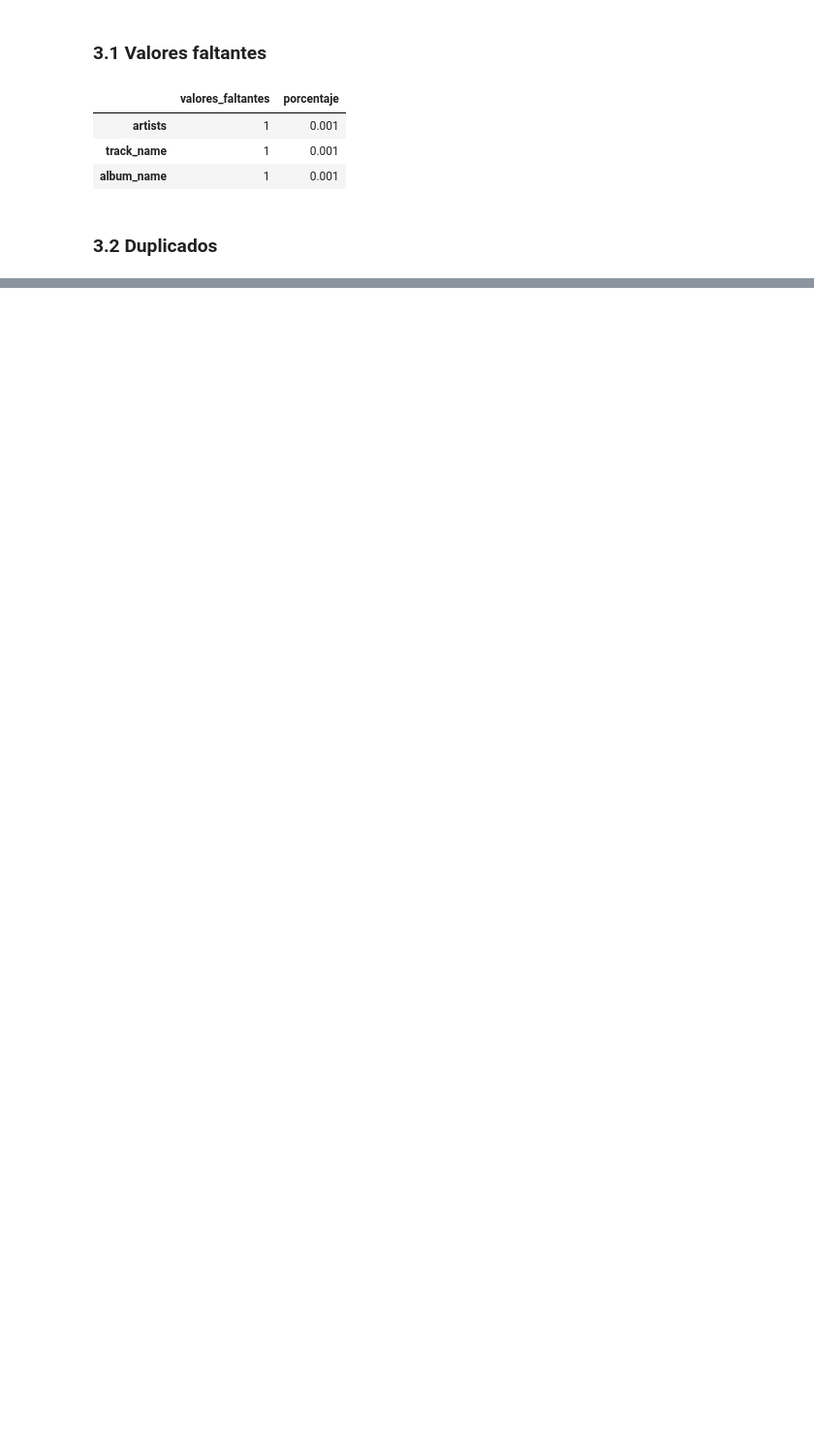
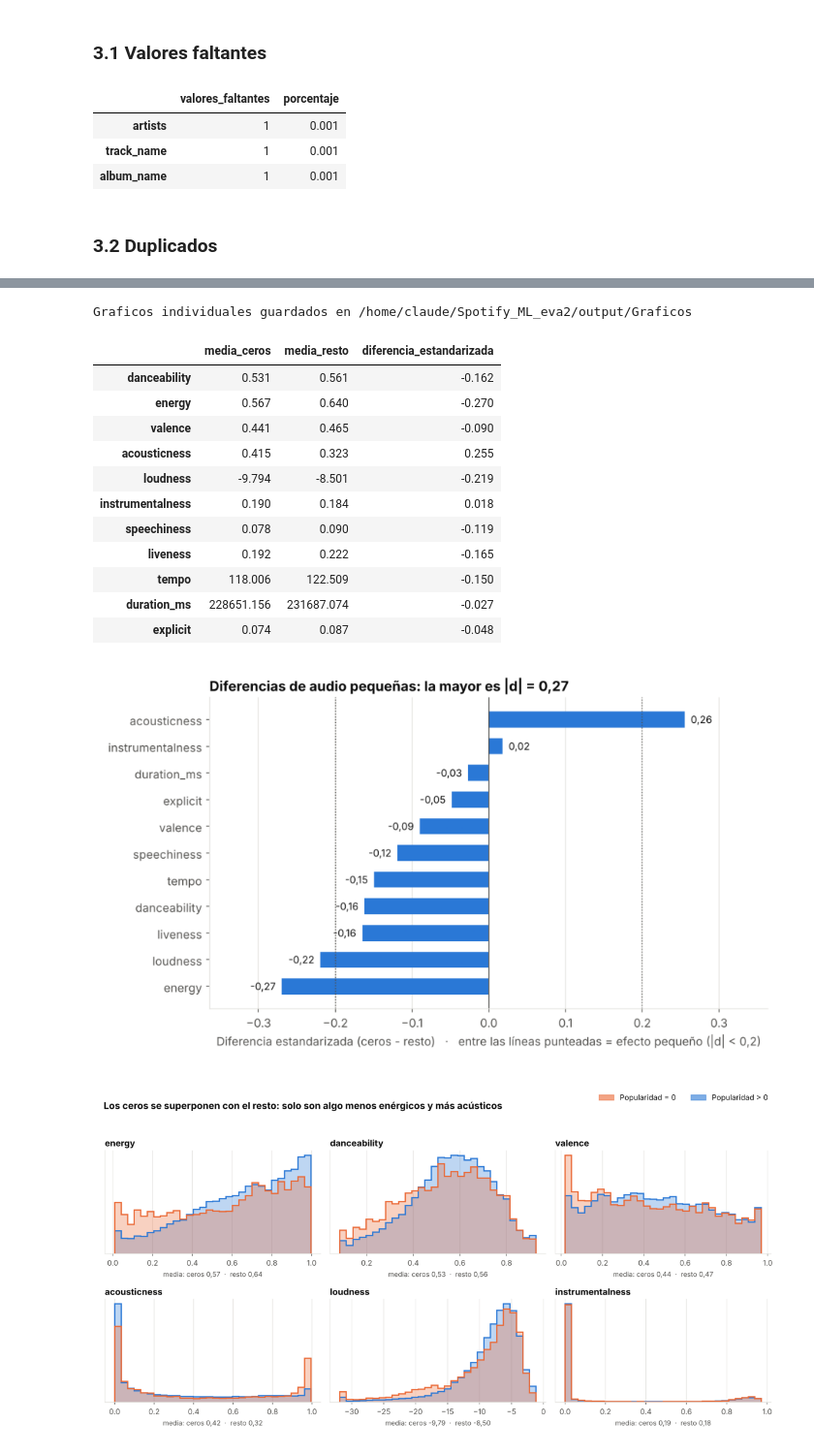
Before and after one commit to BRomanman/Spotify_ML, a Jupyter notebook: Spotify_ML_eva2/Notebook/Exploracion_inicial/1_EDA.ipynb, the cells around one changed output, grey strips where cells are left out. Shown at 97% size. Cells and saved outputs as stored; diff of their text form; code cells hidden in the pictures; blank space fills up the shorter version.

```diff
--- a/Spotify_ML_eva2/Notebook/Exploracion_inicial/1_EDA.ipynb
+++ b/Spotify_ML_eva2/Notebook/Exploracion_inicial/1_EDA.ipynb
@@ -156,6 +139,0 @@ Grafico guardado en: C:\Users\Usuario\Desktop\Machin\Spotify_ML\Spotify_ML_eva2\
-# %%
-audio_features = ["danceability", "energy", "loudness", "speechiness", "acousticness", "instrumentalness", "liveness", "valence", "tempo", "duration_ms"]
-display(df[audio_features].describe().T)
-for col in ["danceability", "energy", "acousticness", "valence"]:
-    path = save_histogram(df[col], f"Distribucion de {col}", col, "Cantidad", ROOT / f"output/Graficos/distribucion_{col}.png", bins=20)
-    print(path)
@@ -293,0 +256,33 @@ Los datos quedan separados en `Data/Processed/Train` y `Data/Processed/Test`. El
+# %%
+audio_cols = ["danceability", "energy", "valence", "acousticness", "loudness",
+              "instrumentalness", "speechiness", "liveness", "tempo", "duration_ms"]
+num = df_eda[audio_cols + ["explicit"]].astype(float)
+g0, g1 = num[df_eda["es_cero"]], num[~df_eda["es_cero"]]
+pooled = np.sqrt((g0.var() + g1.var()) / 2)
+smd = ((g0.mean() - g1.mean()) / pooled).rename("diferencia_estandarizada")
+tabla_ceros = pd.DataFrame({"media_ceros": g0.mean(), "media_resto": g1.mean(), "diferencia_estandarizada": smd}).round(3)
+display(tabla_ceros)
+tabla_ceros.to_csv(TABLAS / "ceros_vs_resto_audio.csv")
+
+mostrar(plot_diferencia_estandarizada(smd, GRAF / "ceros_diferencia_estandarizada.png"), width=9)
+mostrar(plot_audio_ceros(df_eda, ["energy", "danceability", "valence", "acousticness", "loudness", "instrumentalness"],
+                         GRAF / "ceros_vs_resto_audio.png"))
+for col in ["danceability", "energy", "acousticness", "valence"]:
+    save_hist_ceros(df_eda, col, f"Distribución de {col}: ceros vs resto", GRAF / f"distribucion_{col}.png")
+print("Graficos individuales guardados en", GRAF)
+# %% [output]
+Graficos individuales guardados en /home/claude/Spotify_ML_eva2/output/Graficos
+|  | media_ceros | media_resto | diferencia_estandarizada |
+| danceability | 0.531 | 0.561 | -0.162 |
+| energy | 0.567 | 0.640 | -0.270 |
+| valence | 0.441 | 0.465 | -0.090 |
+| acousticness | 0.415 | 0.323 | 0.255 |
+| loudness | -9.794 | -8.501 | -0.219 |
+| instrumentalness | 0.190 | 0.184 | 0.018 |
+| speechiness | 0.078 | 0.090 | -0.119 |
+| liveness | 0.192 | 0.222 | -0.165 |
+| tempo | 118.006 | 122.509 | -0.150 |
+| duration_ms | 228651.156 | 231687.074 | -0.027 |
+| explicit | 0.074 | 0.087 | -0.048 |
+[figure, added]
+[figure, added]
```
Also changed, not shown: parts of 49 cells of this notebook, 56 other files.
